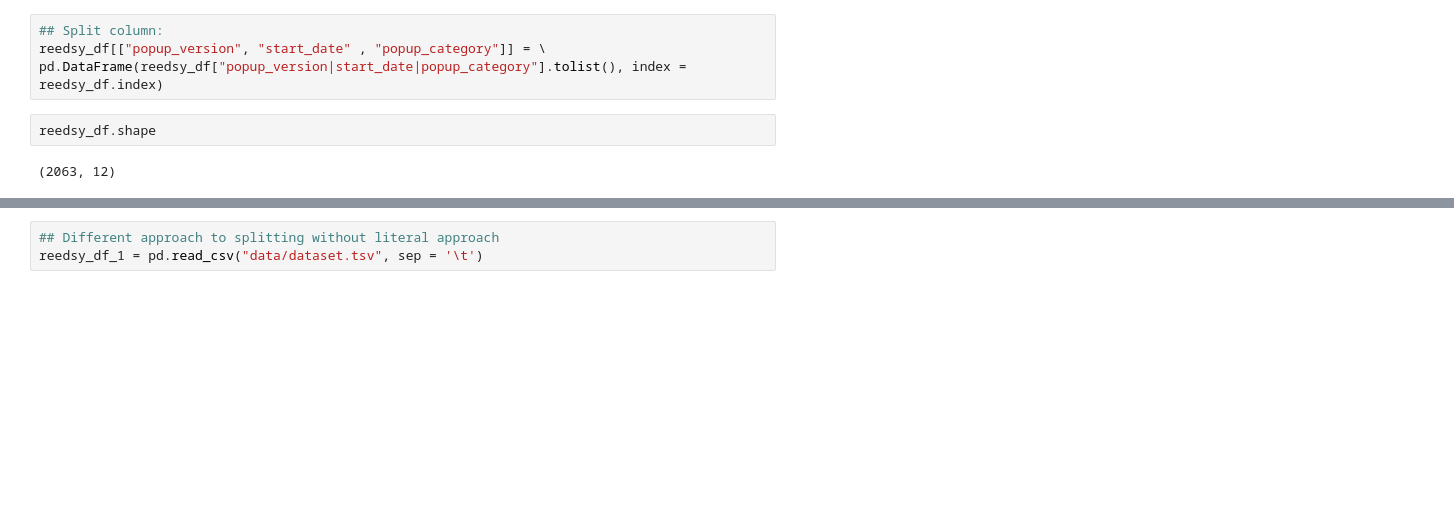
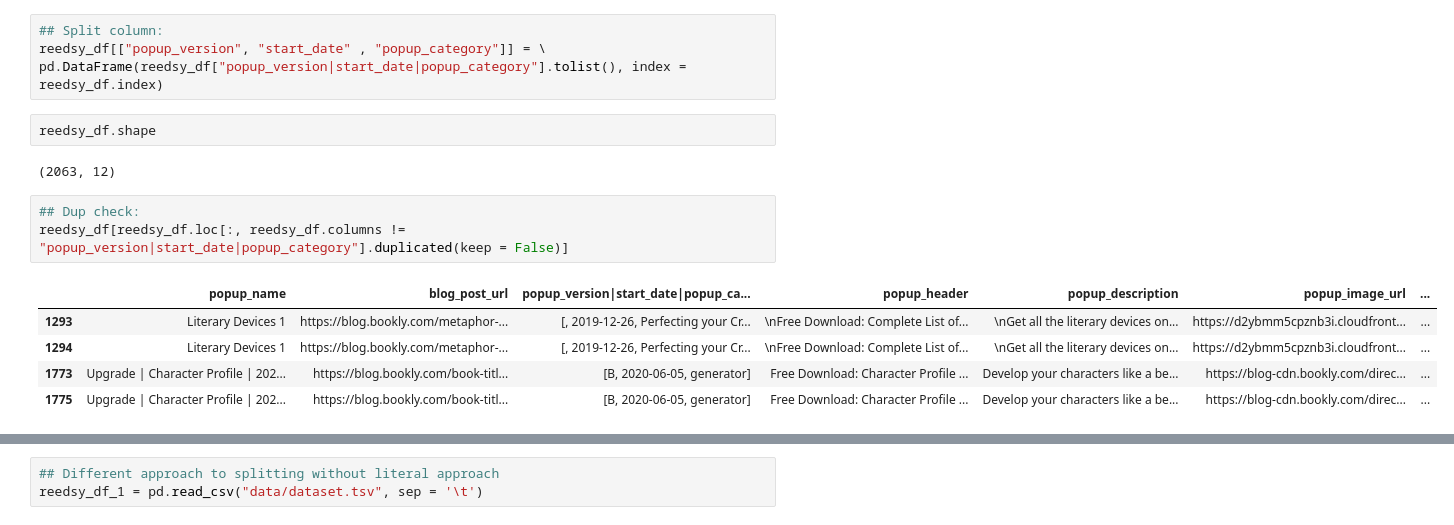
Before and after one commit to tomoswynroberts/reedsy-challenge-data, a Jupyter notebook: Reedsy Challenge TR.ipynb, the cells around one changed output, grey strips where cells are left out. Drawn from its saved outputs; the diff is of its cells as text; blank space fills up the shorter version.

```diff
--- a/Reedsy Challenge TR.ipynb
+++ b/Reedsy Challenge TR.ipynb
@@ -69,7 +69,16 @@ print(reedsy_df["popup_version|start_date|popup_category"][3])
 ## Split column:
 reedsy_df[["popup_version", "start_date" , "popup_category"]] = \
 pd.DataFrame(reedsy_df["popup_version|start_date|popup_category"].tolist(), index = reedsy_df.index)
-# %%
-reedsy_df.shape
-# %% [output]
-(2063, 12)
+# %%
+reedsy_df.shape
+# %% [output]
+(2063, 12)
+# %%
+## Dup check:
+reedsy_df[reedsy_df.loc[:, reedsy_df.columns != "popup_version|start_date|popup_category"].duplicated(keep = False)]
+# %% [output]
+|  | popup_name | blog_post_url | popup_version|start_date|popup_ca... | popup_header | popup_description | popup_image_url | ... |
+| 1293 | Literary Devices 1 | https://blog.bookly.com/metaphor-... | [, 2019-12-26, Perfecting your Cr... | \nFree Download: Complete List of... | \nGet all the literary devices on... | https://d2ybmm5cpznb3i.cloudfront... | ... |
+| 1294 | Literary Devices 1 | https://blog.bookly.com/metaphor-... | [, 2019-12-26, Perfecting your Cr... | \nFree Download: Complete List of... | \nGet all the literary devices on... | https://d2ybmm5cpznb3i.cloudfront... | ... |
+| 1773 | Upgrade | Character Profile | 202... | https://blog.bookly.com/book-titl... | [B, 2020-06-05, generator] | Free Download: Character Profile ... | Develop your characters like a be... | https://blog-cdn.bookly.com/direc... | ... |
+| 1775 | Upgrade | Character Profile | 202... | https://blog.bookly.com/book-titl... | [B, 2020-06-05, generator] | Free Download: Character Profile ... | Develop your characters like a be... | https://blog-cdn.bookly.com/direc... | ... |
```
Also changed, not shown: parts of 15 cells of this notebook.
